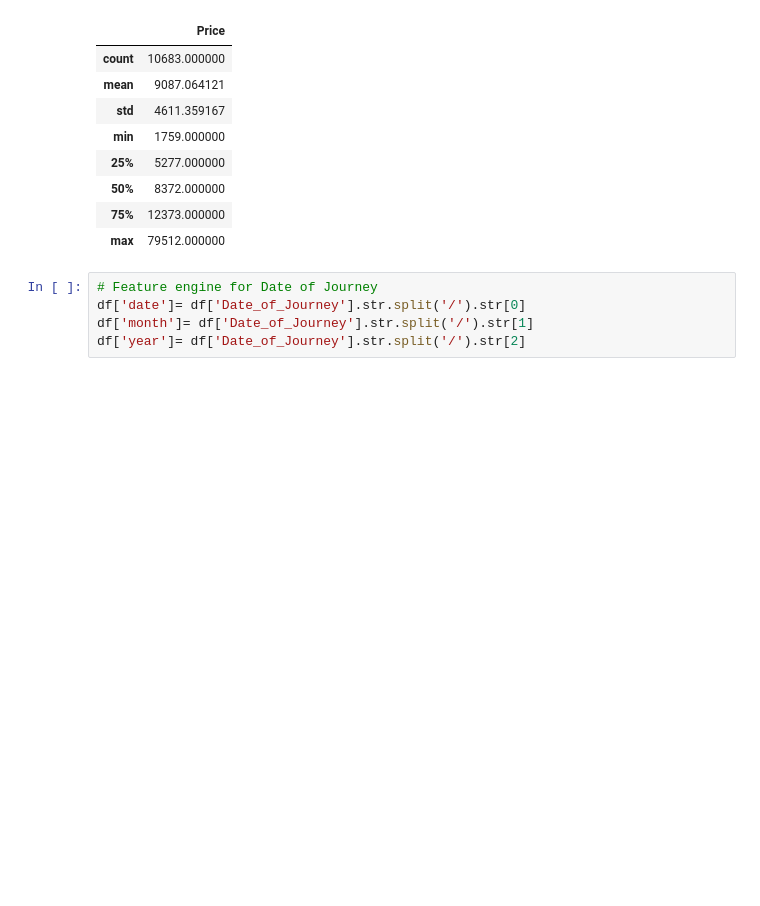
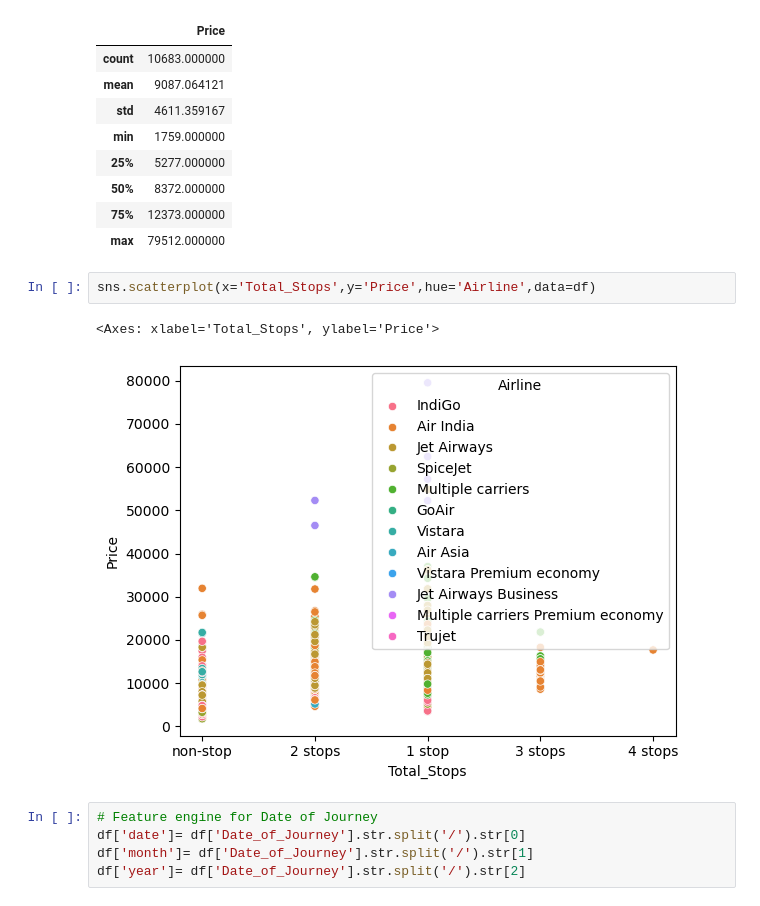
Before and after one commit to zai225/Flight-Price-Prediction-EDA-Feature-Engineering-, a Jupyter notebook: flight_price_prediction.ipynb, the cells around one changed output. Cells and saved outputs as stored; diff of their text form; blank space fills up the shorter version.

Commit message:
Added Some visualization

```diff
--- a/flight_price_prediction.ipynb
+++ b/flight_price_prediction.ipynb
@@ -49,6 +49,11 @@ df.describe()
 | 50% | 8372.000000 |
 | 75% | 12373.000000 |
 | max | 79512.000000 |
+# %%
+sns.scatterplot(x='Total_Stops',y='Price',hue='Airline',data=df)
+# %% [output]
+<Axes: xlabel='Total_Stops', ylabel='Price'>
+[figure, added]
 # %%
 # Feature engine for Date of Journey
 df['date']= df['Date_of_Journey'].str.split('/').str[0]
```
Also changed, not shown: parts of 5 cells of this notebook.
